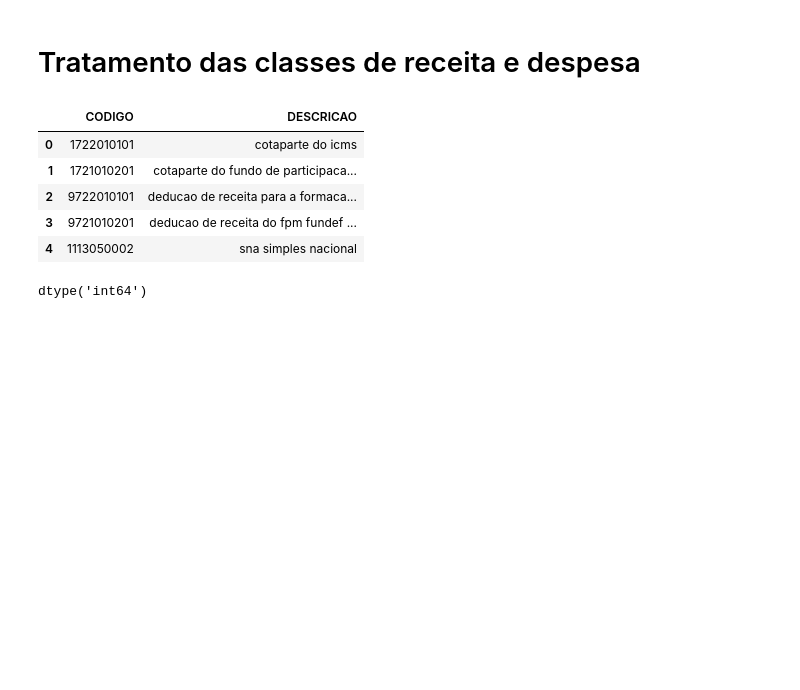
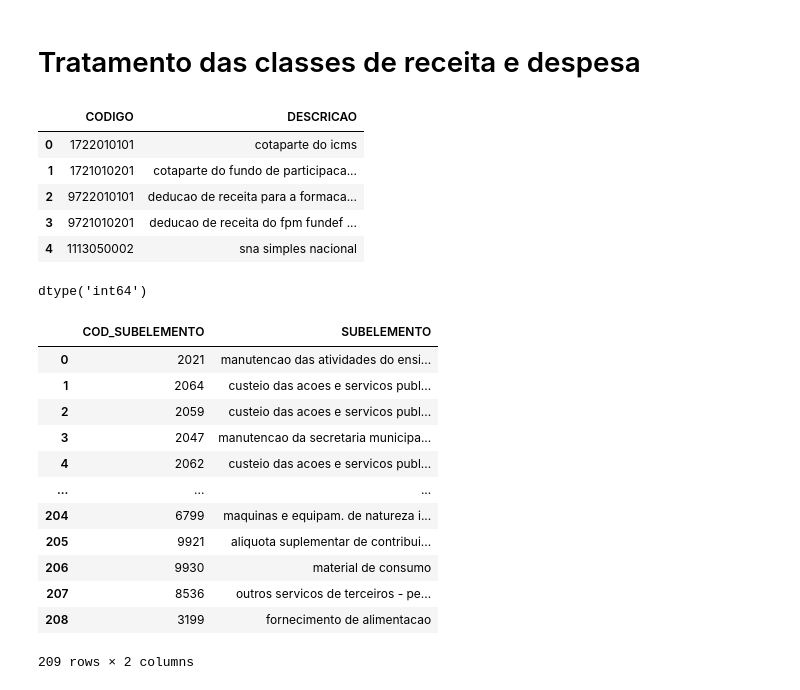
Before and after one commit to AllysonAbreu/dw_contas_publicas_2022, a Jupyter notebook: TCC2/dados/03_dados_carga/tratamento_contribuintes_geral.ipynb, the cells around one changed output. Saved outputs shown, nothing was run; the diff lists cells and outputs as text; code cells hidden in the pictures; blank space fills up the shorter version.

Commit message:
NOVOS DADOS

```diff
--- a/TCC2/dados/03_dados_carga/tratamento_contribuintes_geral.ipynb
+++ b/TCC2/dados/03_dados_carga/tratamento_contribuintes_geral.ipynb
@@ -140,3 +140,21 @@ save_dataframe(df_classe_receita,'dados_classes_receitas')
 
 with open('arquivos_para_carga/dados_classes_receitas.csv', 'w', encoding='utf-8', newline='') as f:
     df_classe_receita.to_csv(f, **csv_kwargs)
+# %%
+df_subelemento_tratamento = pd.read_csv('arquivos_para_carga/dados_subelemento.csv', sep=';')
+df_subelemento_tratamento.drop_duplicates(subset='COD_SUBELEMENTO', inplace=True)
+df_subelemento_tratamento.reset_index(drop=True)
+# %% [output]
+|  | COD_SUBELEMENTO | SUBELEMENTO |
+| 0 | 2021 | manutencao das atividades do ensi... |
+| 1 | 2064 | custeio das acoes e servicos publ... |
+| 2 | 2059 | custeio das acoes e servicos publ... |
+| 3 | 2047 | manutencao da secretaria municipa... |
+| 4 | 2062 | custeio das acoes e servicos publ... |
+| ... | ... | ... |
+| 204 | 6799 | maquinas e equipam. de natureza i... |
+| 205 | 9921 | aliquota suplementar de contribui... |
+| 206 | 9930 | material de consumo |
+| 207 | 8536 | outros servicos de terceiros - pe... |
+| 208 | 3199 | fornecimento de alimentacao |
+209 rows × 2 columns
```
Also changed, not shown: parts of 1 cell of this notebook, 11 other files.
